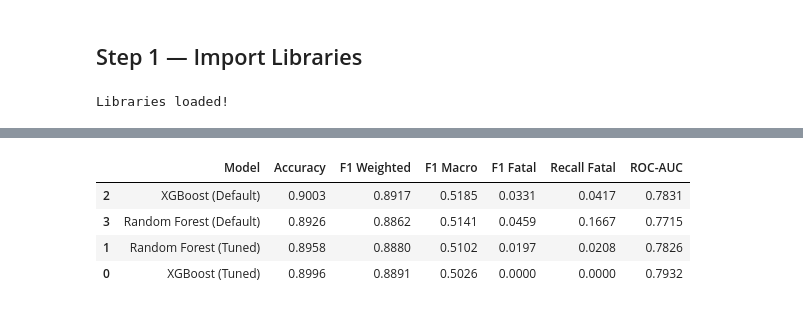
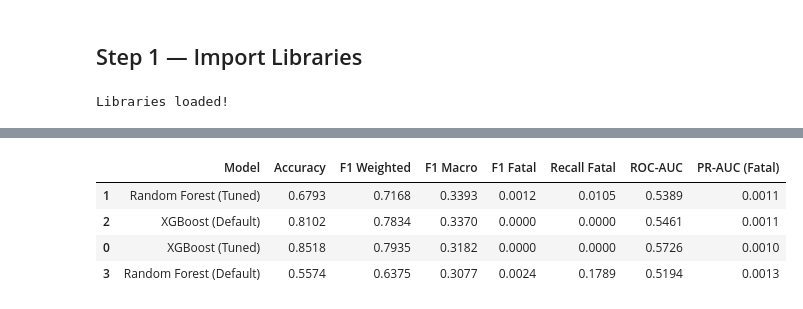
Before and after one commit to Nishi-013/toronto-collision-severity-prediction, a Jupyter notebook: 04_Model_Training_Evaluation.ipynb, the cells around one changed output, grey strips where cells are left out. Saved outputs shown, nothing was run; the diff lists cells and outputs as text; code cells hidden in the pictures.

```diff
--- a/04_Model_Training_Evaluation.ipynb
+++ b/04_Model_Training_Evaluation.ipynb
@@ -752,15 +979,12 @@ Best CV F1 Macro: 0.9538
 # %%
-# ── Tune Random Forest — memory optimized ──
-# Using smaller sample to prevent memory overflow
-# Random Forest on 1.2M rows with parallel jobs exceeds Windows memory limits
-
-# Use a sample of training data (still representative)
-sample_size = 200000  # 200k rows — much faster and memory safe
-idx_sample  = np.random.choice(len(X_train_sm), sample_size, replace=False)
+# ── Tune Random Forest — memory optimized, SEEDED subsample (previously unseeded) ──
+sample_size = 200000
+rng         = np.random.RandomState(RANDOM_STATE)   # seeded — was np.random.choice() with no seed
+idx_sample  = rng.choice(len(X_train_sm), sample_size, replace=False)
 X_train_rf  = X_train_sm.iloc[idx_sample]
 y_train_rf  = y_train_sm.iloc[idx_sample]
 
-print(f'Using {sample_size:,} row sample for RF tuning (memory optimized)')
+print(f'Using {sample_size:,} row sample for RF tuning (memory optimized, seeded with RANDOM_STATE)')
 
 rf_param_grid = {
     'n_estimators':      randint(100, 300),
@@ -774,15 +998,15 @@ rf_search = RandomizedSearchCV(
     estimator=RandomForestClassifier(
         class_weight='balanced',
         random_state=RANDOM_STATE,
-        n_jobs=2       # ← limit to 2 cores instead of all cores
+        n_jobs=2
     ),
     param_distributions=rf_param_grid,
-    n_iter=10,         # ← reduced from 20 to 10
+    n_iter=10,
     scoring='f1_macro',
     cv=cv,
     verbose=1,
     random_state=RANDOM_STATE,
-    n_jobs=1           # ← run searches sequentially to save memory
+    n_jobs=1
 )
 
 print('Tuning Random Forest...')
@@ -810,55 +1034,53 @@ Best CV F1 Macro: 0.8720
 # %%
-# ── Compare tuned vs default ──
+# ── Compare tuned vs default (validation split, includes PR-AUC (Fatal)) ──
 tuned_results = []
-
 for name, search in [('XGBoost (Tuned)', xgb_search),
                      ('Random Forest (Tuned)', rf_search)]:
-    y_pred = search.best_estimator_.predict(X_test)
+    y_pred  = search.best_estimator_.predict(X_val)
+    y_proba = search.best_estimator_.predict_proba(X_val)
     try:
-        auc = roc_auc_score(
-            y_test, search.best_estimator_.predict_proba(X_test),
-            multi_class='ovr', average='weighted')
-    except:
+        auc = roc_auc_score(y_val, y_proba, multi_class='ovr', average='weighted')
+    except Exception:
         auc = None
-
+    pr_auc_fatal = compute_pr_auc_fatal(y_val, y_proba)
     report = classification_report(
-        y_test, y_pred,
+        y_val, y_pred,
         target_names=['Minor','Major','Fatal'],
         output_dict=True, zero_division=0)
-
     tuned_results.append({
-        'Model':        name,
-        'Accuracy':     round(accuracy_score(y_test, y_pred), 4),
-        'F1 Weighted':  round(f1_score(y_test, y_pred, average='weighted'), 4),
-        'F1 Macro':     round(f1_score(y_test, y_pred, average='macro'), 4),
-        'F1 Fatal':     round(report['Fatal']['f1-score'], 4),
-        'Recall Fatal': round(report['Fatal']['recall'], 4),
-        'ROC-AUC':      round(auc, 4) if auc else 'N/A'
+        'Model':          name,
+        'Accuracy':       round(accuracy_score(y_val, y_pred), 4),
+        'F1 Weighted':    round(f1_score(y_val, y_pred, average='weighted'), 4),
+        'F1 Macro':       round(f1_score(y_val, y_pred, average='macro'), 4),
+        'F1 Fatal':       round(report['Fatal']['f1-score'], 4),
+        'Recall Fatal':   round(report['Fatal']['recall'], 4),
+        'ROC-AUC':        round(auc, 4) if auc else 'N/A',
+        'PR-AUC (Fatal)': round(pr_auc_fatal, 4) if pr_auc_fatal is not None else 'N/A',
     })
-
 tuned_df = pd.DataFrame(tuned_results)
 
-# Add default XGBoost and RF rows for comparison
 default_rows = []
 for name in ['XGBoost', 'Random Forest']:
-    model  = trained_models[name]
-    y_pred = model.predict(X_test)
-    report = classification_report(y_test, y_pred,
+    model   = trained_models[name]
+    y_pred  = model.predict(X_val)
+    y_proba = model.predict_proba(X_val)
+    report = classification_report(y_val, y_pred,
                                    target_names=['Minor','Major','Fatal'],
                                    output_dict=True, zero_division=0)
     try:
-        auc = roc_auc_score(y_test, model.predict_proba(X_test),
-                            multi_class='ovr', average='weighted')
-    except:
+        auc = roc_auc_score(y_val, y_proba, multi_class='ovr', average='weighted')
+    except Exception:
         auc = None
+    pr_auc_fatal = compute_pr_auc_fatal(y_val, y_proba)
     default_rows.append({
-        'Model':        f'{name} (Default)',
-        'Accuracy':     round(accuracy_score(y_test, y_pred), 4),
-        'F1 Weighted':  round(f1_score(y_test, y_pred, average='weighted'), 4),
-        'F1 Macro':     round(f1_score(y_test, y_pred, average='macro'), 4),
-        'F1 Fatal':     round(report['Fatal']['f1-score'], 4),
-        'Recall Fatal': round(report['Fatal']['recall'], 4),
-        'ROC-AUC':      round(auc, 4) if auc else 'N/A'
+        'Model':          f'{name} (Default)',
+        'Accuracy':       round(accuracy_score(y_val, y_pred), 4),
+        'F1 Weighted':    round(f1_score(y_val, y_pred, average='weighted'), 4),
+        'F1 Macro':       round(f1_score(y_val, y_pred, average='macro'), 4),
+        'F1 Fatal':       round(report['Fatal']['f1-score'], 4),
+        'Recall Fatal':   round(report['Fatal']['recall'], 4),
+        'ROC-AUC':        round(auc, 4) if auc else 'N/A',
+        'PR-AUC (Fatal)': round(pr_auc_fatal, 4) if pr_auc_fatal is not None else 'N/A',
     })
 
 comparison_df = pd.concat(
@@ -866,6 +1088,6 @@ comparison_df = pd.concat(
     ignore_index=True
 ).sort_values('F1 Macro', ascending=False)
 
-print('Tuned vs Default Comparison:')
+print('Tuned vs Default Comparison (Validation Split):')
 comparison_df
 # %% [output]
@@ -873,6 +1095,6 @@ Tuned vs Default Comparison:
-|  | Model | Accuracy | F1 Weighted | F1 Macro | F1 Fatal | Recall Fatal | ROC-AUC |
-| 2 | XGBoost (Default) | 0.9003 | 0.8917 | 0.5185 | 0.0331 | 0.0417 | 0.7831 |
-| 3 | Random Forest (Default) | 0.8926 | 0.8862 | 0.5141 | 0.0459 | 0.1667 | 0.7715 |
-| 1 | Random Forest (Tuned) | 0.8958 | 0.8880 | 0.5102 | 0.0197 | 0.0208 | 0.7826 |
-| 0 | XGBoost (Tuned) | 0.8996 | 0.8891 | 0.5026 | 0.0000 | 0.0000 | 0.7932 |
+|  | Model | Accuracy | F1 Weighted | F1 Macro | F1 Fatal | Recall Fatal | ROC-AUC | PR-AUC (Fatal) |
+| 1 | Random Forest (Tuned) | 0.6793 | 0.7168 | 0.3393 | 0.0012 | 0.0105 | 0.5389 | 0.0011 |
+| 2 | XGBoost (Default) | 0.8102 | 0.7834 | 0.3370 | 0.0000 | 0.0000 | 0.5461 | 0.0011 |
+| 0 | XGBoost (Tuned) | 0.8518 | 0.7935 | 0.3182 | 0.0000 | 0.0000 | 0.5726 | 0.0010 |
+| 3 | Random Forest (Default) | 0.5574 | 0.6375 | 0.3077 | 0.0024 | 0.1789 | 0.5194 | 0.0013 |
 # %%
```
Also changed, not shown: parts of 81 cells of this notebook, 40 other files.
